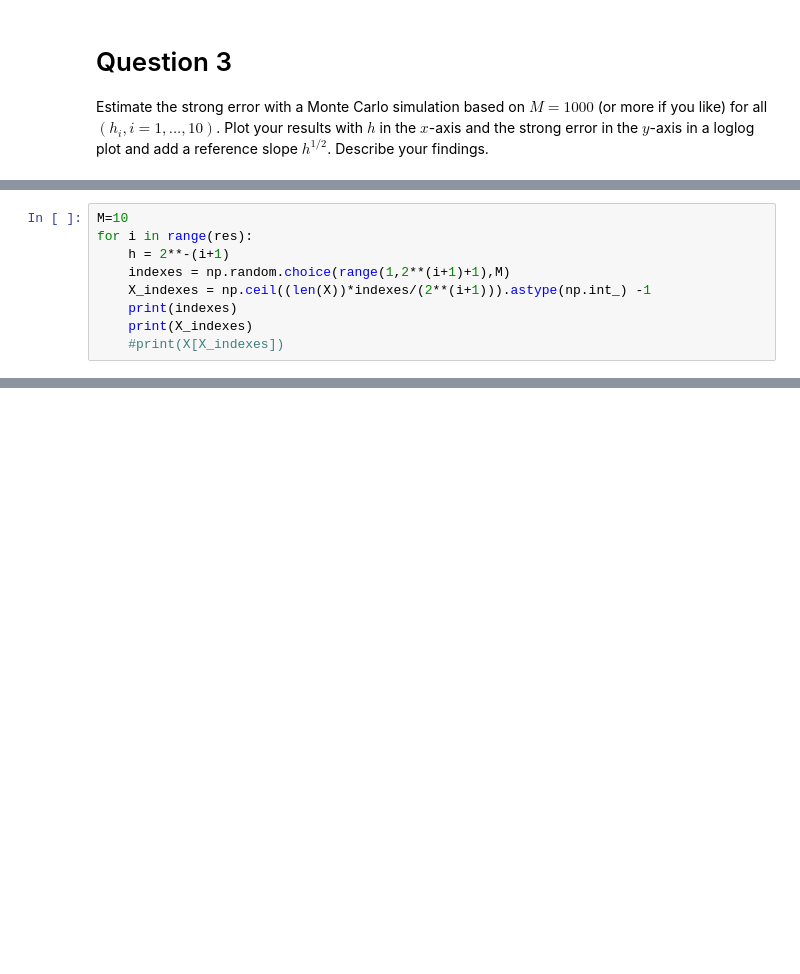
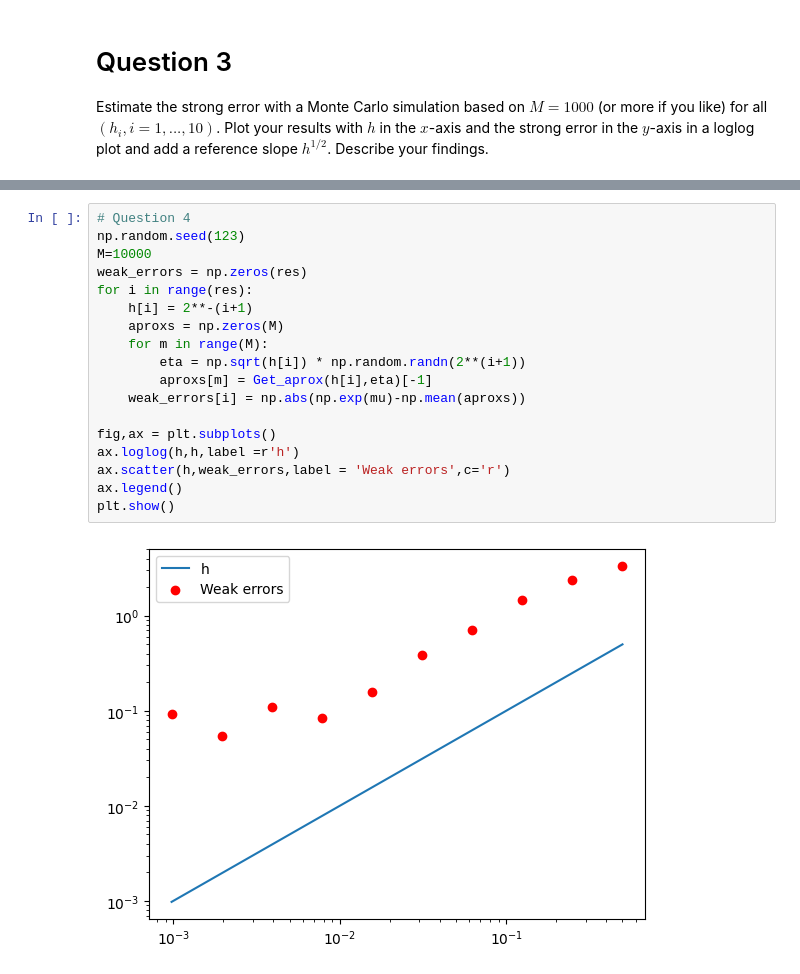
Before and after one commit to ufotermiten/A4-TMS150, a Jupyter notebook: A4.ipynb, the cells around one changed output, grey strips where cells are left out. Cells and saved outputs as stored; diff of their text form; blank space fills up the shorter version.

```diff
--- a/A4.ipynb
+++ b/A4.ipynb
@@ -86,9 +92,0 @@ plt.show()
-# %%
-M=10
-for i in range(res):
-    h = 2**-(i+1)
-    indexes = np.random.choice(range(1,2**(i+1)+1),M)
-    X_indexes = np.ceil((len(X))*indexes/(2**(i+1))).astype(np.int_) -1
-    print(indexes)
-    print(X_indexes)
-    #print(X[X_indexes])
@@ -115,0 +102,20 @@ for i in range(res):
+# %%
+# Question 4
+np.random.seed(123)
+M=10000
+weak_errors = np.zeros(res)
+for i in range(res):
+    h[i] = 2**-(i+1)
+    aproxs = np.zeros(M)
+    for m in range(M):
+        eta = np.sqrt(h[i]) * np.random.randn(2**(i+1))
+        aproxs[m] = Get_aprox(h[i],eta)[-1]
+    weak_errors[i] = np.abs(np.exp(mu)-np.mean(aproxs))
+
+fig,ax = plt.subplots()
+ax.loglog(h,h,label =r'h')
+ax.scatter(h,weak_errors,label = 'Weak errors',c='r')
+ax.legend()
+plt.show()
+# %% [output]
+[figure, added]
```
Also changed, not shown: parts of 7 cells of this notebook.
